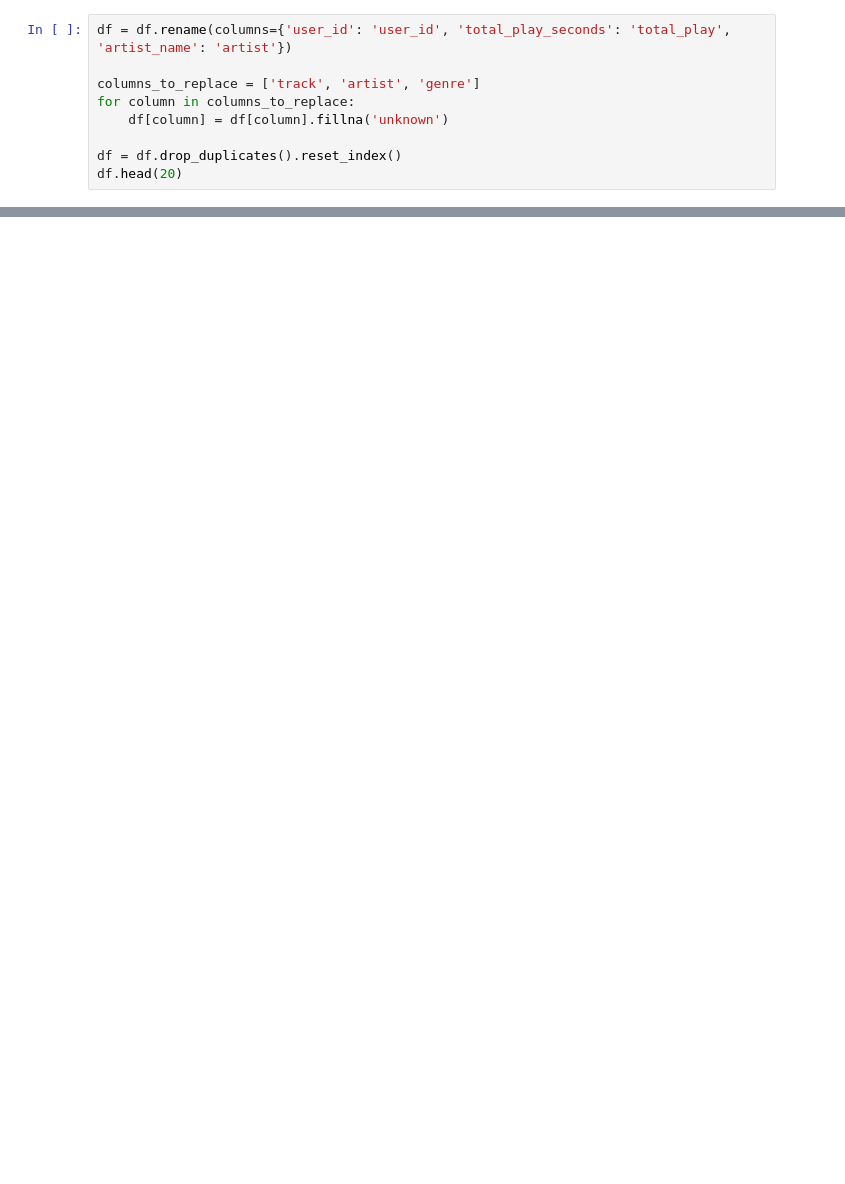
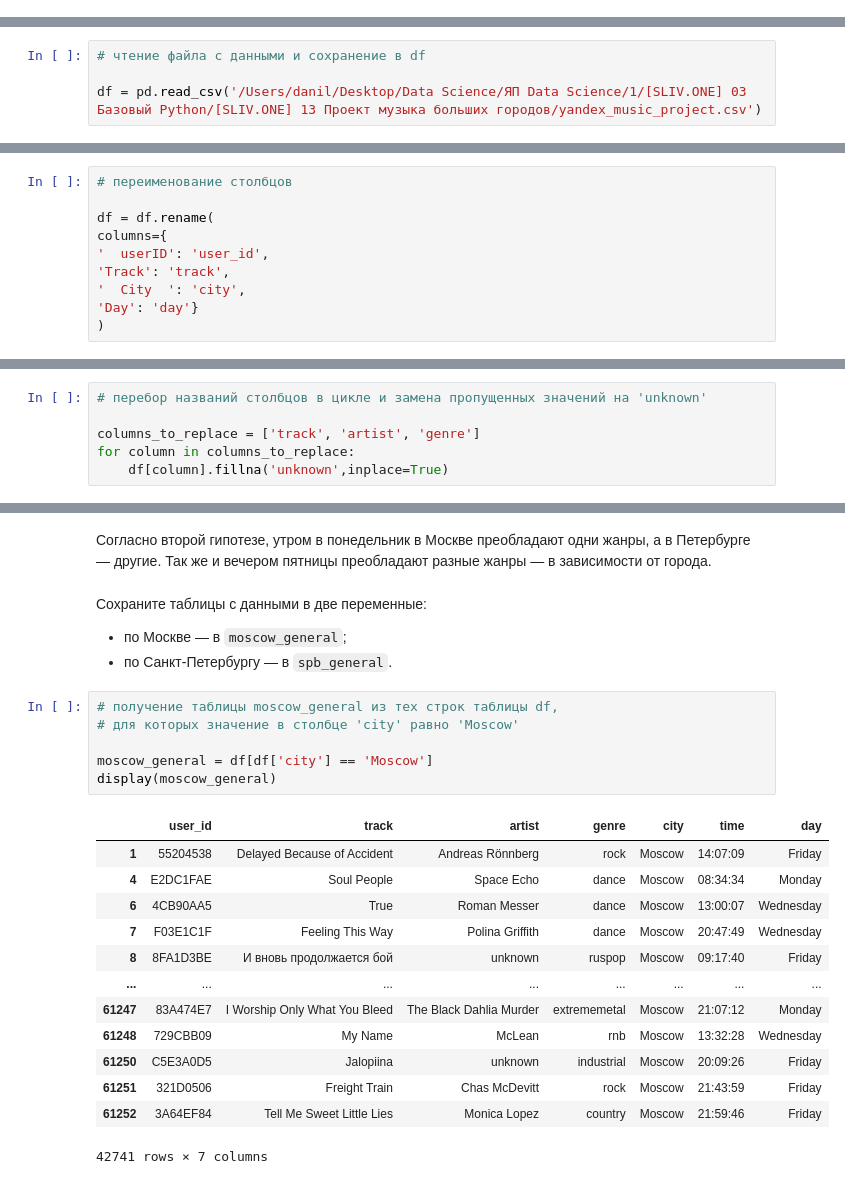
Before and after one commit to abandonedyard/Data-Science, a Jupyter notebook: 1. Yandex.Music/Yandex.Music.ipynb, the cells around one changed output, grey strips where cells are left out. Cells and saved outputs as stored; diff of their text form; blank space fills up the shorter version.

Commit message:
Заменил первый проект Yandex.Music

```diff
--- a/1. Yandex.Music/Yandex.Music.ipynb
+++ b/1. Yandex.Music/Yandex.Music.ipynb
@@ -105,9 +0,0 @@ memory usage: 2.3+ MB
-# %%
-df = df.rename(columns={'user_id': 'user_id', 'total_play_seconds': 'total_play', 'artist_name': 'artist'})
-
-columns_to_replace = ['track', 'artist', 'genre']
-for column in columns_to_replace:
-    df[column] = df[column].fillna('unknown')
-
-df = df.drop_duplicates().reset_index()
-df.head(20)
@@ -350,0 +37,4 @@ KeyError: 'City'
+# %%
+# чтение файла с данными и сохранение в df
+
+df = pd.read_csv('/Users/danil/Desktop/Data Science/ЯП Data Science/1/[SLIV.ONE] 03 Базовый Python/[SLIV.ONE] 13 Проект музыка больших городов/yandex_music_project.csv')
@@ -350,0 +131,10 @@ KeyError: 'City'
+# %%
+# переименование столбцов
+
+df = df.rename(
+columns={
+'  userID': 'user_id',
+'Track': 'track',
+'  City  ': 'city',
+'Day': 'day'}
+)
@@ -350,0 +173,6 @@ KeyError: 'City'
+# %%
+# перебор названий столбцов в цикле и замена пропущенных значений на 'unknown'
+
+columns_to_replace = ['track', 'artist', 'genre']
+for column in columns_to_replace:
+    df[column].fillna('unknown',inplace=True)
@@ -350,0 +459,26 @@ KeyError: 'City'
+# %% [markdown]
+Согласно второй гипотезе, утром в понедельник в Москве преобладают одни жанры, а в Петербурге — другие. Так же и вечером пятницы преобладают разные жанры — в зависимости от города.
+# %% [markdown]
+Сохраните таблицы с данными в две переменные:
+* по Москве — в `moscow_general`;
+* по Санкт-Петербургу — в `spb_general`.
+# %%
+# получение таблицы moscow_general из тех строк таблицы df,
+# для которых значение в столбце 'city' равно 'Moscow'
+
+moscow_general = df[df['city'] == 'Moscow']
+display(moscow_general)
+# %% [output]
+|  | user_id | track | artist | genre | city | time | day |
+| 1 | 55204538 | Delayed Because of Accident | Andreas Rönnberg | rock | Moscow | 14:07:09 | Friday |
+| 4 | E2DC1FAE | Soul People | Space Echo | dance | Moscow | 08:34:34 | Monday |
+| 6 | 4CB90AA5 | True | Roman Messer | dance | Moscow | 13:00:07 | Wednesday |
+| 7 | F03E1C1F | Feeling This Way | Polina Griffith | dance | Moscow | 20:47:49 | Wednesday |
+| 8 | 8FA1D3BE | И вновь продолжается бой | unknown | ruspop | Moscow | 09:17:40 | Friday |
+| ... | ... | ... | ... | ... | ... | ... | ... |
+| 61247 | 83A474E7 | I Worship Only What You Bleed | The Black Dahlia Murder | extrememetal | Moscow | 21:07:12 | Monday |
+| 61248 | 729CBB09 | My Name | McLean | rnb | Moscow | 13:32:28 | Wednesday |
+| 61250 | C5E3A0D5 | Jalopiina | unknown | industrial | Moscow | 20:09:26 | Friday |
+| 61251 | 321D0506 | Freight Train | Chas McDevitt | rock | Moscow | 21:43:59 | Friday |
+| 61252 | 3A64EF84 | Tell Me Sweet Little Lies | Monica Lopez | country | Moscow | 21:59:46 | Friday |
+42741 rows × 7 columns
```
Also changed, not shown: parts of 113 cells of this notebook.
